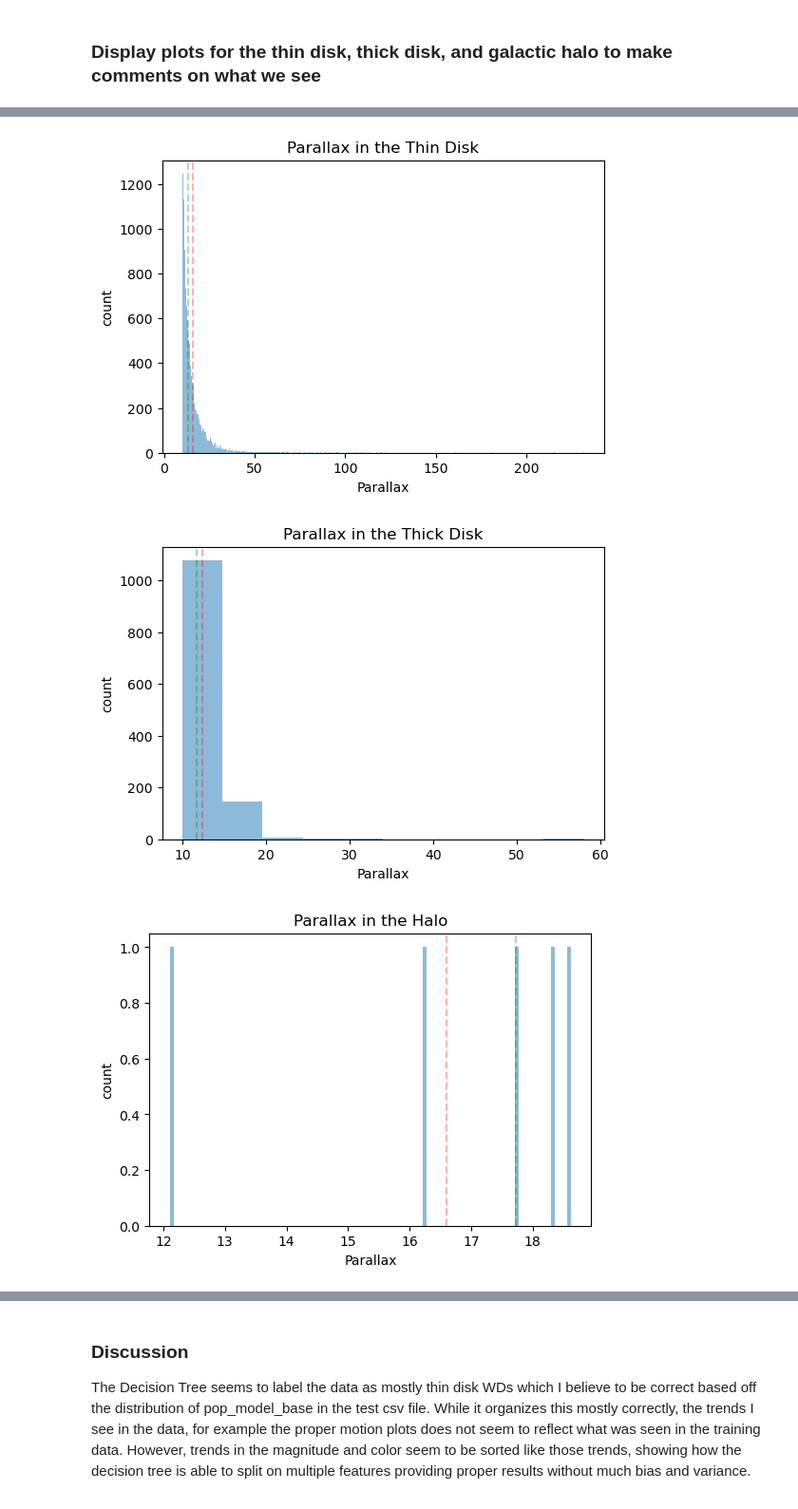
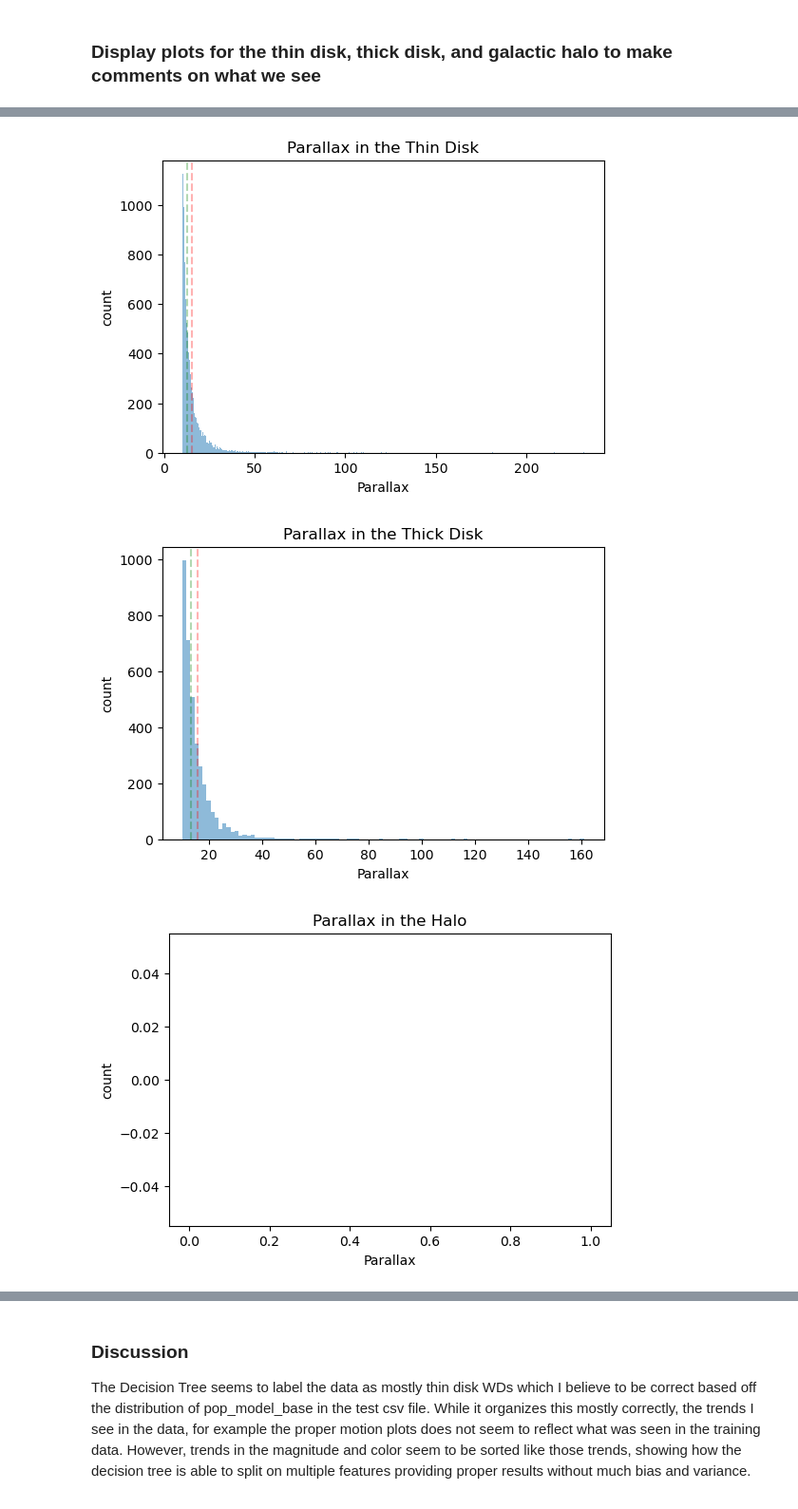
Before and after one commit to Chartman25/UnigeMasters, a Jupyter notebook: Astrophysics_and_Data_Analysis/ProjectA3_RandForest.ipynb, the cells around one changed output, grey strips where cells are left out. Shown at 95% size. Saved outputs shown, nothing was run; the diff lists cells and outputs as text; code cells hidden in the pictures.

```diff
--- a/Astrophysics_and_Data_Analysis/ProjectA3_RandForest.ipynb
+++ b/Astrophysics_and_Data_Analysis/ProjectA3_RandForest.ipynb
@@ -897,8 +896,8 @@ None
 ### Initialize a decision with select parameters: Two trees done, one using regular data, the second done using normalized data
 # %%
 import random
-decision_1 = DecisionTreeModel(max_depth=5, max_features=((random.randint(3, 5))), tree=None, dataset=X_np, labels=y_np)
-decision_2 = DecisionTreeModel(max_depth=5, max_features=((random.randint(3, 5))), tree=None, dataset=X_np_norm, labels=y_np)
+decision_1 = DecisionTreeModel(max_depth=3, max_features=11, tree=None, dataset=None, labels=None)
+decision_2 = DecisionTreeModel(max_depth=3, max_features=11, tree=None, dataset=None, labels=None)
 # %% [markdown]
 ### Initialize the fit on the training data and using predict() to predict the classes of the data samples in the validation data
 # %%
@@ -1138,35 +1137,35 @@ Text(0.5, 1.0, 'BP - RP color index in the Halo')
 # %%
 plt.subplots(figsize=(6, 4))
 plt.hist(thin_disk['plx'], bins=500, alpha=.5)
 plt.axvline(np.mean(thin_disk['plx']), linestyle='--', color='r', alpha=.3)
 plt.axvline(np.median(thin_disk['plx']), linestyle='--', color='g', alpha=.3)
 plt.xlabel('Parallax')
 plt.ylabel('count')
 # plt.xlim(0, 100)
 plt.title('Parallax in the Thin Disk')
 
 plt.subplots(figsize=(6, 4))
-plt.hist(thick_disk['plx'], bins=10, alpha=.5)
+plt.hist(thick_disk['plx'], bins=100, alpha=.5)
 plt.axvline(np.mean(thick_disk['plx']), linestyle='--', color='r', alpha=.3)
 plt.axvline(np.median(thick_disk['plx']), linestyle='--', color='g', alpha=.3)
 plt.xlabel('Parallax')
 plt.ylabel('count')
 # plt.xlim(0, 100)
 plt.title('Parallax in the Thick Disk')
 
 plt.subplots(figsize=(6, 4))
 plt.hist(halo['plx'], bins=100, alpha=.5)
 plt.axvline(np.mean(halo['plx']), linestyle='--', color='r', alpha=.3)
 plt.axvline(np.median(halo['plx']), linestyle='--', color='g', alpha=.3)
 plt.xlabel('Parallax')
 plt.ylabel('count')
 # plt.xlim(0, 100)
 plt.title('Parallax in the Halo')
 # %% [output]
 Text(0.5, 1.0, 'Parallax in the Halo')
-[figure, old version]
+[figure, new version]
-[figure, old version]
+[figure, new version]
-[figure, old version]
+[figure, new version]
 # %%
 plt.subplots(figsize=(6, 4))
 plt.scatter(thin_disk['pmra'], thin_disk['pmdec'], s=1)
```
Also changed, not shown: parts of 33 cells of this notebook, 1 other file.
